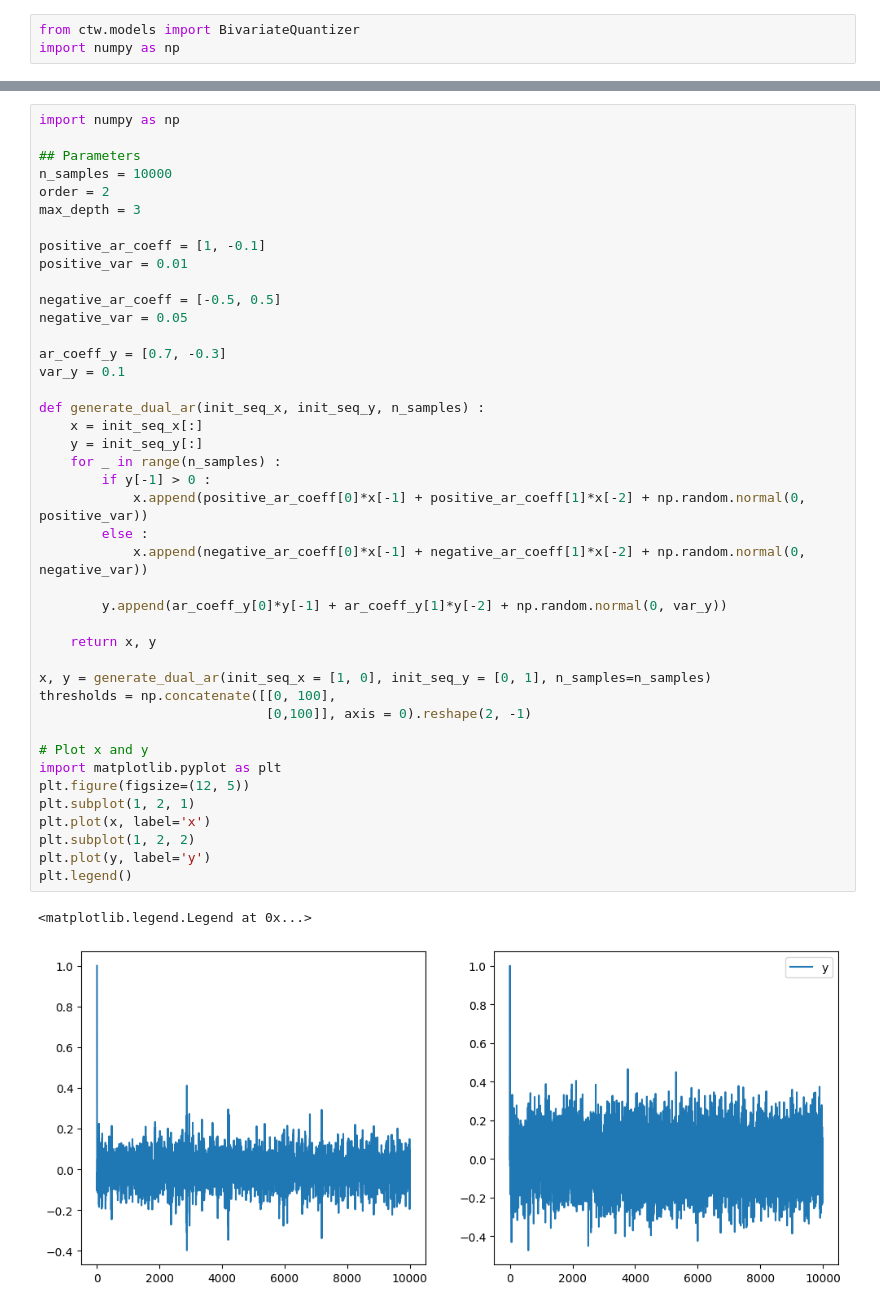
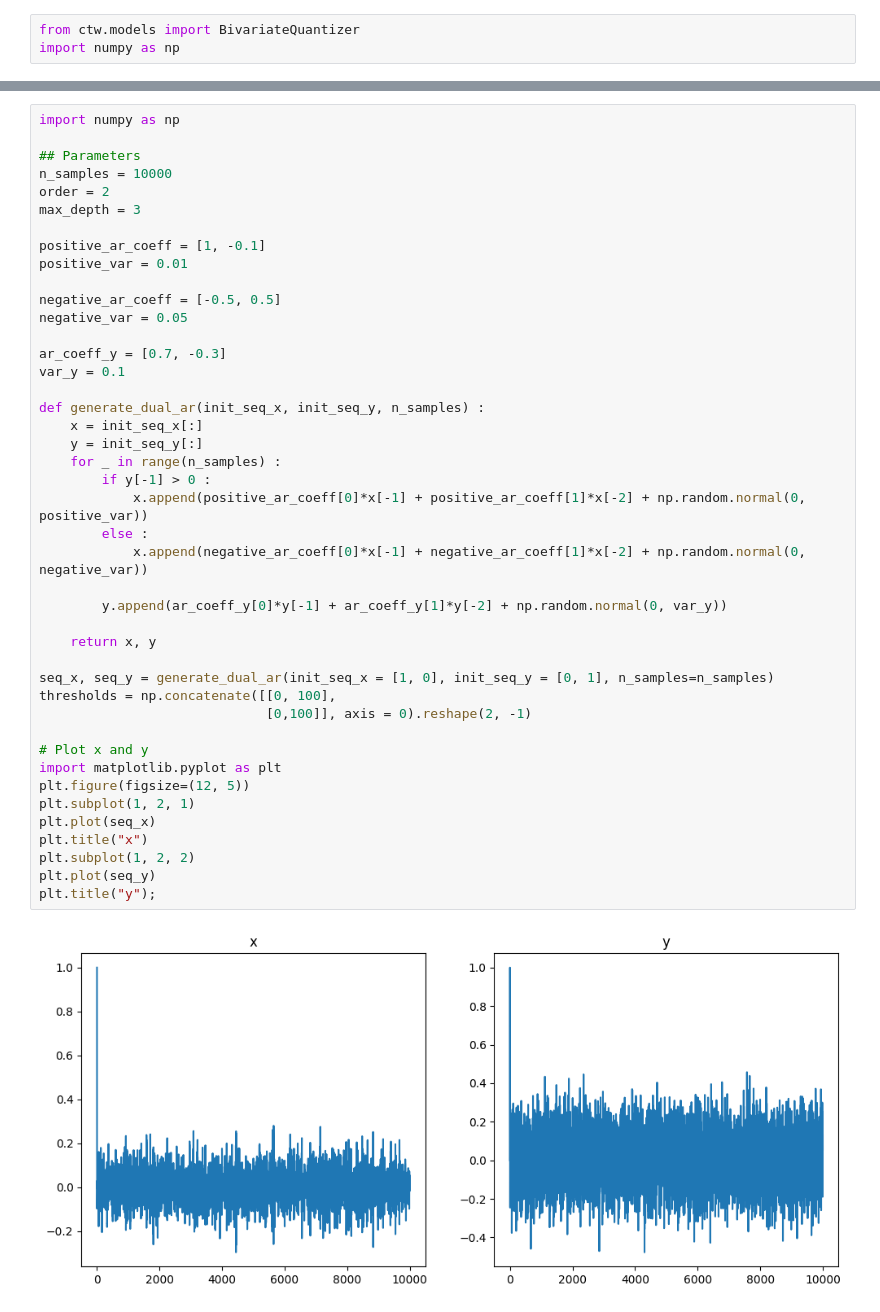
Before and after one commit to raphfaur/ctw, a Jupyter notebook: bivariate_test.ipynb, the cells around one changed output, grey strips where cells are left out. Cells and saved outputs as stored; diff of their text form.

```diff
--- a/bivariate_test.ipynb
+++ b/bivariate_test.ipynb
@@ -46,39 +16,39 @@ positive_ar_coeff = [1, -0.1]
 positive_var = 0.01
 
 negative_ar_coeff = [-0.5, 0.5]
 negative_var = 0.05
 
 ar_coeff_y = [0.7, -0.3]
 var_y = 0.1
 
 def generate_dual_ar(init_seq_x, init_seq_y, n_samples) :
     x = init_seq_x[:]
     y = init_seq_y[:]
     for _ in range(n_samples) :
         if y[-1] > 0 :
             x.append(positive_ar_coeff[0]*x[-1] + positive_ar_coeff[1]*x[-2] + np.random.normal(0, positive_var))
         else :
             x.append(negative_ar_coeff[0]*x[-1] + negative_ar_coeff[1]*x[-2] + np.random.normal(0, negative_var))
 
         y.append(ar_coeff_y[0]*y[-1] + ar_coeff_y[1]*y[-2] + np.random.normal(0, var_y))
 
     return x, y
 
-x, y = generate_dual_ar(init_seq_x = [1, 0], init_seq_y = [0, 1], n_samples=n_samples)
+seq_x, seq_y = generate_dual_ar(init_seq_x = [1, 0], init_seq_y = [0, 1], n_samples=n_samples)
 thresholds = np.concatenate([[0, 100],
                              [0,100]], axis = 0).reshape(2, -1)
 
 # Plot x and y
 import matplotlib.pyplot as plt
 plt.figure(figsize=(12, 5))
 plt.subplot(1, 2, 1)
-plt.plot(x, label='x')
+plt.plot(seq_x)
+plt.title("x")
 plt.subplot(1, 2, 2)
-plt.plot(y, label='y')
-plt.legend()
+plt.plot(seq_y)
+plt.title("y");
 # %% [output]
-<matplotlib.legend.Legend at 0x...>
-[figure, old version]
+[figure, new version]
 # %%
 from ctw.models import BivariateQuantizer, BivariateARTree
 from ctw.tree import view_tree
```
Also changed, not shown: parts of 5 cells of this notebook, 4 other files.
